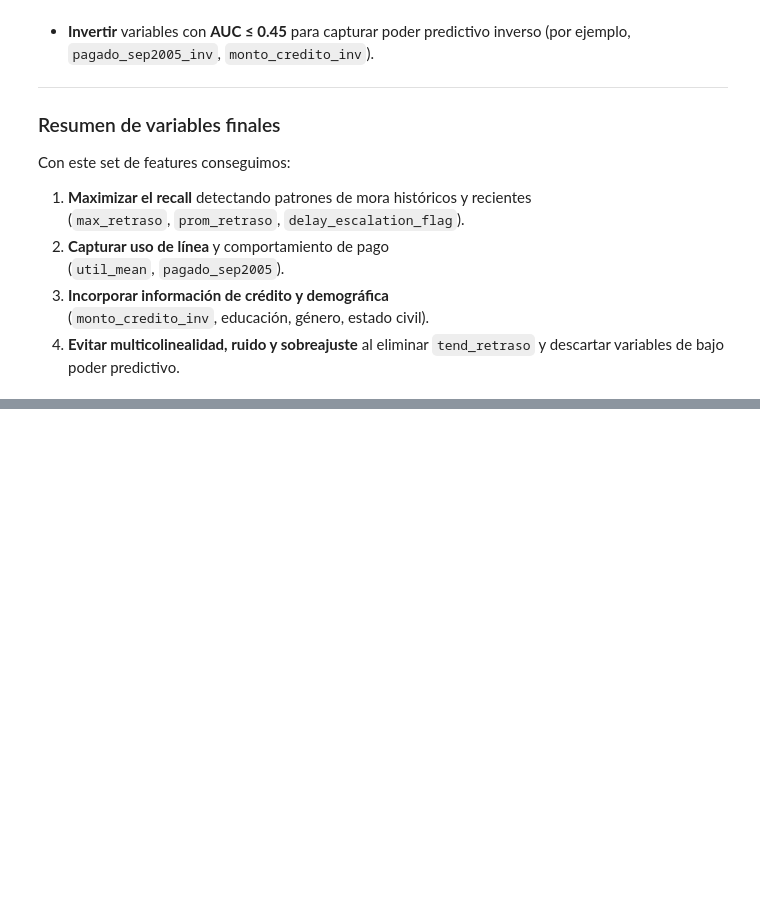
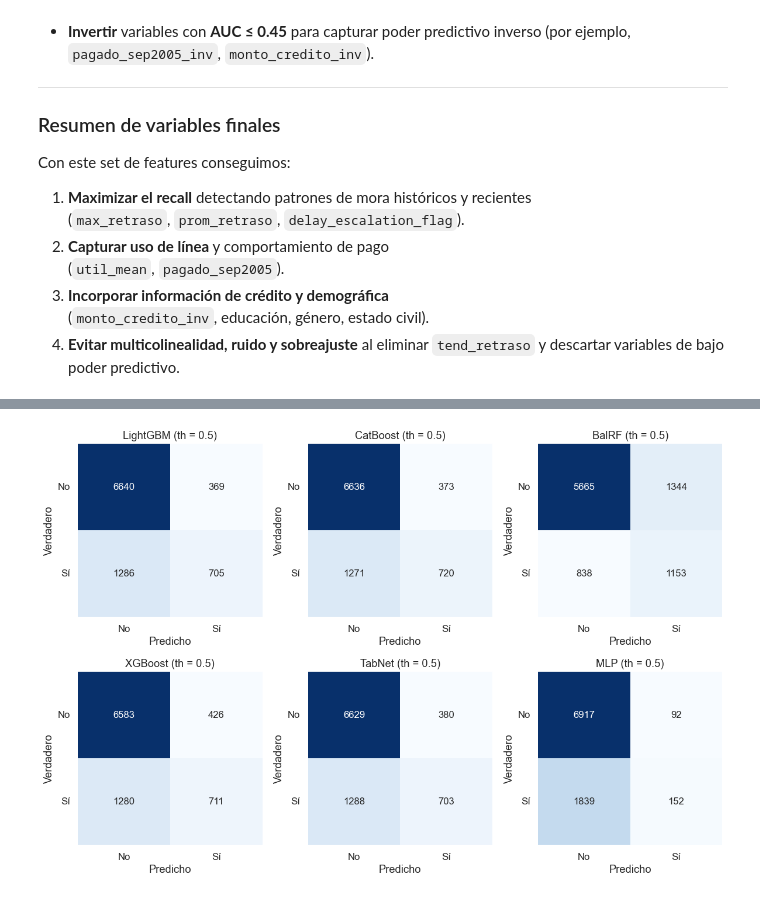
Before and after one commit to sgurdian/ml_default_credit_card_clients, a Jupyter notebook: notebooks/ml_project_DCCC.ipynb, the cells around one changed output, grey strips where cells are left out. Saved outputs shown, nothing was run; the diff lists cells and outputs as text; code cells hidden in the pictures; blank space fills up the shorter version.

Commit message:
Modelos Baseline

```diff
--- a/notebooks/ml_project_DCCC.ipynb
+++ b/notebooks/ml_project_DCCC.ipynb
@@ -1583,0 +1512,96 @@ Verdadero 1        879       1112
+# %%
+# Aplicando modelos de clasificación en baseline
+
+# Ocultar todas las advertencias
+warnings.filterwarnings('ignore')
+
+
+# Prepararando los datos
+
+df  = df_final.copy()
+X   = df.drop(columns=['cliente_id', 'incumplimiento'])
+y   = df['incumplimiento']
+
+X_train, X_test, y_train, y_test = train_test_split(
+    X, y, test_size=0.30, stratify=y, random_state=42
+)
+
+
+# Diccionario de modelos
+
+models = {
+    'LightGBM': LGBMClassifier(random_state=42),
+    'CatBoost': CatBoostClassifier(verbose=0, random_state=42),
+    'BalRF':    BalancedRandomForestClassifier(random_state=42),
+    'XGBoost':  XGBClassifier(
+                    use_label_encoder=False,
+                    eval_metric='logloss',
+                    random_state=42),
+    'TabNet':   TabNetClassifier(verbose=0, seed=42),
+    'MLP':      MLPClassifier(random_state=42)
+}
+
+
+# Entrenamiento, predicción y métricas
+
+results, conf_matrices = [], {}
+
+for name, clf in models.items():
+    # TabNet requiere arrays; los demás aceptan DataFrame
+    Xtr, Xte = X_train.values, X_test.values
+
+    # Entrenar
+    clf.fit(Xtr, y_train)
+
+    # Probabilidades y predicciones a th = 0.5
+    y_proba = clf.predict_proba(Xte)[:, 1]
+    y_pred  = (y_proba >= 0.5).astype(int)
+
+    # Métricas
+    results.append({
+        'model':      name,
+        'accuracy':   accuracy_score(y_test, y_pred),
+        'precision':  precision_score(y_test, y_pred, zero_division=0),
+        'recall':     recall_score(y_test, y_pred),
+        'f1':         f1_score(y_test, y_pred),
+        'roc_auc':    roc_auc_score(y_test, y_proba)
+    })
+    conf_matrices[name] = confusion_matrix(y_test, y_pred)
+
+
+# Tabla de resultados
+
+res_df = (
+    pd.DataFrame(results)
+      .set_index('model')
+      .round(3)
+      .sort_values('roc_auc', ascending=False)
+)
+print(res_df)
+
+
+# Matrices de confusión
+
+sns.set_theme(style="whitegrid", font_scale=1.1)
+n_models = len(conf_matrices)
+cols     = 3
+rows     = int(np.ceil(n_models / cols))
+fig, axes = plt.subplots(rows, cols, figsize=(cols * 4, rows * 4))
+axes = axes.flatten()
+
+for ax, (name, cm) in zip(axes, conf_matrices.items()):
+    sns.heatmap(cm, annot=True, fmt='d', cmap='Blues',
+                cbar=False, ax=ax, annot_kws={'size': 12})
+    ax.set_title(f"{name} (th = 0.5)")
+    ax.set_xlabel('Predicho')
+    ax.set_ylabel('Verdadero')
+    ax.set_xticklabels(['No', 'Sí'])
+    ax.set_yticklabels(['No', 'Sí'], rotation=0)
+
+# Desactivar ejes vacíos
+for ax in axes[n_models:]:
+    ax.axis('off')
+
+plt.tight_layout()
+plt.show()
+# %% [output]
@@ -1583,0 +1624 @@ Verdadero 1        879       1112
+[figure, added]
```
Also changed, not shown: parts of 6 cells of this notebook, 5 other files.
